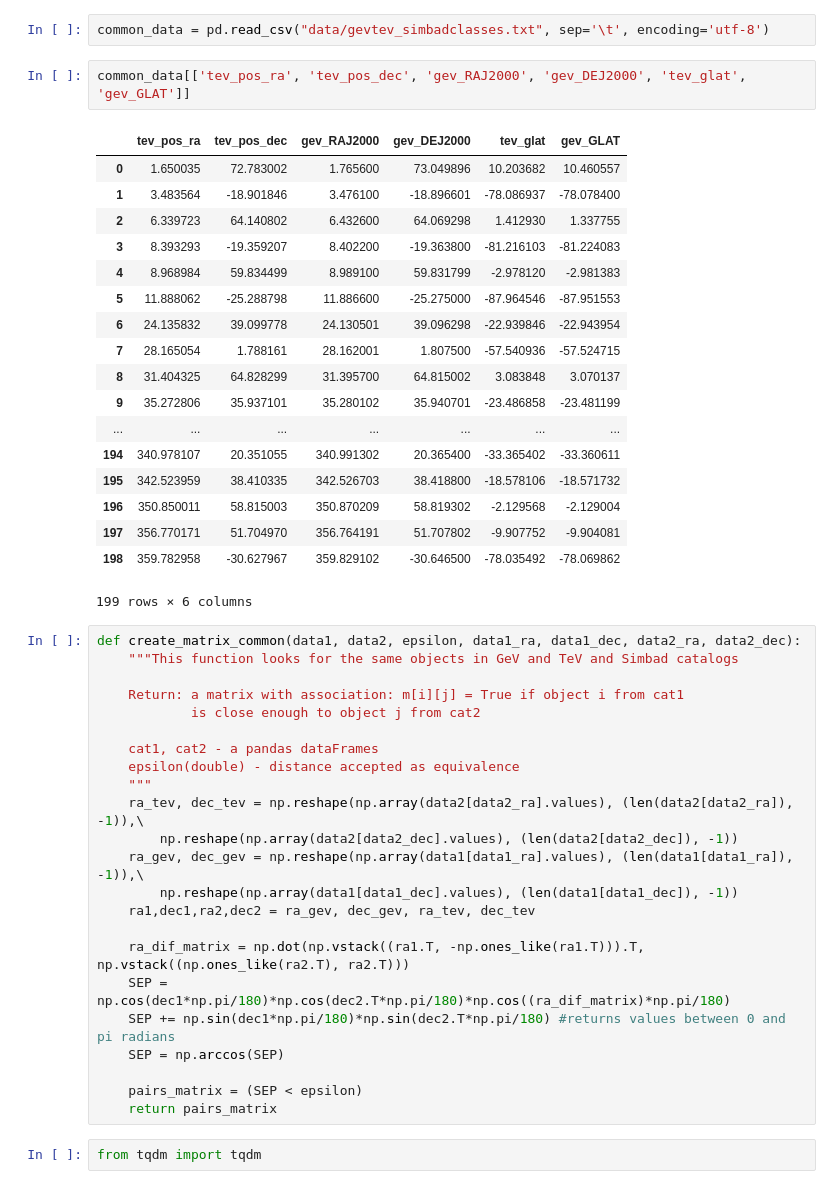
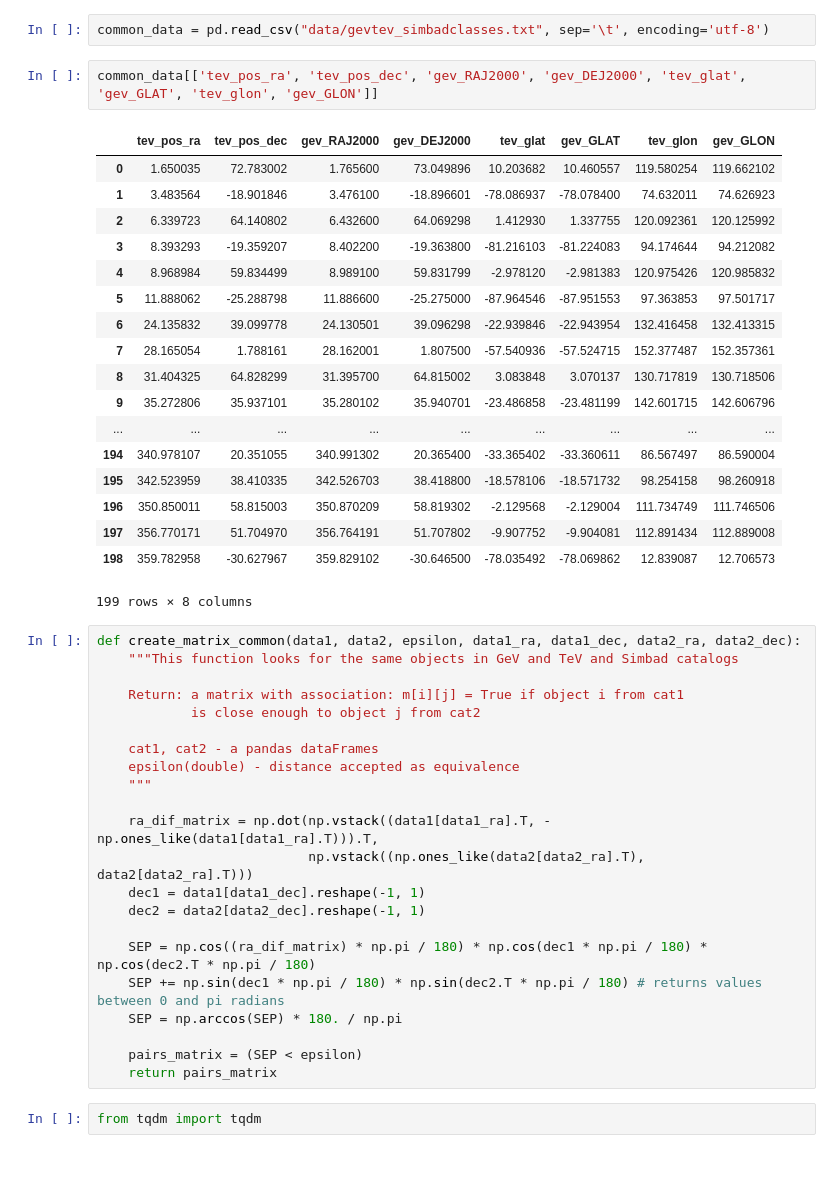
Before and after one commit to anaderi/gamma-bins, a Jupyter notebook: xmm.ipynb, the cells around one changed output. Drawn from its saved outputs; the diff is of its cells as text.

```diff
--- a/xmm.ipynb
+++ b/xmm.ipynb
@@ -77,26 +81,26 @@ Load data from gevtevsimbad, gevsimbad and tevsimbad:
 # %%
 common_data = pd.read_csv("data/gevtev_simbadclasses.txt", sep='\t', encoding='utf-8')
 # %%
-common_data[['tev_pos_ra', 'tev_pos_dec', 'gev_RAJ2000', 'gev_DEJ2000', 'tev_glat', 'gev_GLAT']]
+common_data[['tev_pos_ra', 'tev_pos_dec', 'gev_RAJ2000', 'gev_DEJ2000', 'tev_glat', 'gev_GLAT', 'tev_glon', 'gev_GLON']]
 # %% [output]
-|  | tev_pos_ra | tev_pos_dec | gev_RAJ2000 | gev_DEJ2000 | tev_glat | gev_GLAT |
-| 0 | 1.650035 | 72.783002 | 1.765600 | 73.049896 | 10.203682 | 10.460557 |
-| 1 | 3.483564 | -18.901846 | 3.476100 | -18.896601 | -78.086937 | -78.078400 |
-| 2 | 6.339723 | 64.140802 | 6.432600 | 64.069298 | 1.412930 | 1.337755 |
-| 3 | 8.393293 | -19.359207 | 8.402200 | -19.363800 | -81.216103 | -81.224083 |
-| 4 | 8.968984 | 59.834499 | 8.989100 | 59.831799 | -2.978120 | -2.981383 |
-| 5 | 11.888062 | -25.288798 | 11.886600 | -25.275000 | -87.964546 | -87.951553 |
-| 6 | 24.135832 | 39.099778 | 24.130501 | 39.096298 | -22.939846 | -22.943954 |
-| 7 | 28.165054 | 1.788161 | 28.162001 | 1.807500 | -57.540936 | -57.524715 |
-| 8 | 31.404325 | 64.828299 | 31.395700 | 64.815002 | 3.083848 | 3.070137 |
-| 9 | 35.272806 | 35.937101 | 35.280102 | 35.940701 | -23.486858 | -23.481199 |
-| ... | ... | ... | ... | ... | ... | ... |
-| 194 | 340.978107 | 20.351055 | 340.991302 | 20.365400 | -33.365402 | -33.360611 |
-| 195 | 342.523959 | 38.410335 | 342.526703 | 38.418800 | -18.578106 | -18.571732 |
-| 196 | 350.850011 | 58.815003 | 350.870209 | 58.819302 | -2.129568 | -2.129004 |
-| 197 | 356.770171 | 51.704970 | 356.764191 | 51.707802 | -9.907752 | -9.904081 |
-| 198 | 359.782958 | -30.627967 | 359.829102 | -30.646500 | -78.035492 | -78.069862 |
+|  | tev_pos_ra | tev_pos_dec | gev_RAJ2000 | gev_DEJ2000 | tev_glat | gev_GLAT | tev_glon | gev_GLON |
+| 0 | 1.650035 | 72.783002 | 1.765600 | 73.049896 | 10.203682 | 10.460557 | 119.580254 | 119.662102 |
+| 1 | 3.483564 | -18.901846 | 3.476100 | -18.896601 | -78.086937 | -78.078400 | 74.632011 | 74.626923 |
+| 2 | 6.339723 | 64.140802 | 6.432600 | 64.069298 | 1.412930 | 1.337755 | 120.092361 | 120.125992 |
+| 3 | 8.393293 | -19.359207 | 8.402200 | -19.363800 | -81.216103 | -81.224083 | 94.174644 | 94.212082 |
+| 4 | 8.968984 | 59.834499 | 8.989100 | 59.831799 | -2.978120 | -2.981383 | 120.975426 | 120.985832 |
+| 5 | 11.888062 | -25.288798 | 11.886600 | -25.275000 | -87.964546 | -87.951553 | 97.363853 | 97.501717 |
+| 6 | 24.135832 | 39.099778 | 24.130501 | 39.096298 | -22.939846 | -22.943954 | 132.416458 | 132.413315 |
+| 7 | 28.165054 | 1.788161 | 28.162001 | 1.807500 | -57.540936 | -57.524715 | 152.377487 | 152.357361 |
+| 8 | 31.404325 | 64.828299 | 31.395700 | 64.815002 | 3.083848 | 3.070137 | 130.717819 | 130.718506 |
+| 9 | 35.272806 | 35.937101 | 35.280102 | 35.940701 | -23.486858 | -23.481199 | 142.601715 | 142.606796 |
+| ... | ... | ... | ... | ... | ... | ... | ... | ... |
+| 194 | 340.978107 | 20.351055 | 340.991302 | 20.365400 | -33.365402 | -33.360611 | 86.567497 | 86.590004 |
+| 195 | 342.523959 | 38.410335 | 342.526703 | 38.418800 | -18.578106 | -18.571732 | 98.254158 | 98.260918 |
+| 196 | 350.850011 | 58.815003 | 350.870209 | 58.819302 | -2.129568 | -2.129004 | 111.734749 | 111.746506 |
+| 197 | 356.770171 | 51.704970 | 356.764191 | 51.707802 | -9.907752 | -9.904081 | 112.891434 | 112.889008 |
+| 198 | 359.782958 | -30.627967 | 359.829102 | -30.646500 | -78.035492 | -78.069862 | 12.839087 | 12.706573 |
-199 rows × 6 columns
+199 rows × 8 columns
 # %%
 def create_matrix_common(data1, data2, epsilon, data1_ra, data1_dec, data2_ra, data2_dec):
     """This function looks for the same objects in GeV and TeV and Simbad catalogs
@@ -107,16 +111,15 @@ def create_matrix_common(data1, data2, epsilon, data1_ra, data1_dec, data2_ra, d
     cat1, cat2 - a pandas dataFrames
     epsilon(double) - distance accepted as equivalence
     """
-    ra_tev, dec_tev = np.reshape(np.array(data2[data2_ra].values), (len(data2[data2_ra]), -1)),\
-        np.reshape(np.array(data2[data2_dec].values), (len(data2[data2_dec]), -1))
-    ra_gev, dec_gev = np.reshape(np.array(data1[data1_ra].values), (len(data1[data1_ra]), -1)),\
-        np.reshape(np.array(data1[data1_dec].values), (len(data1[data1_dec]), -1))
-    ra1,dec1,ra2,dec2 = ra_gev, dec_gev, ra_tev, dec_tev
 
-    ra_dif_matrix = np.dot(np.vstack((ra1.T, -np.ones_like(ra1.T))).T, np.vstack((np.ones_like(ra2.T), ra2.T)))
-    SEP = np.cos(dec1*np.pi/180)*np.cos(dec2.T*np.pi/180)*np.cos((ra_dif_matrix)*np.pi/180)
-    SEP += np.sin(dec1*np.pi/180)*np.sin(dec2.T*np.pi/180) #returns values between 0 and pi radians
-    SEP = np.arccos(SEP)
+    ra_dif_matrix = np.dot(np.vstack((data1[data1_ra].T, -np.ones_like(data1[data1_ra].T))).T,
+                           np.vstack((np.ones_like(data2[data2_ra].T), data2[data2_ra].T)))
+    dec1 = data1[data1_dec].reshape(-1, 1)
+    dec2 = data2[data2_dec].reshape(-1, 1)
+
+    SEP = np.cos((ra_dif_matrix) * np.pi / 180) * np.cos(dec1 * np.pi / 180) * np.cos(dec2.T * np.pi / 180)
+    SEP += np.sin(dec1 * np.pi / 180) * np.sin(dec2.T * np.pi / 180) # returns values between 0 and pi radians
+    SEP = np.arccos(SEP) * 180. / np.pi
 
     pairs_matrix = (SEP < epsilon)
     return pairs_matrix
```
Also changed, not shown: parts of 14 cells of this notebook, 17 other files.
